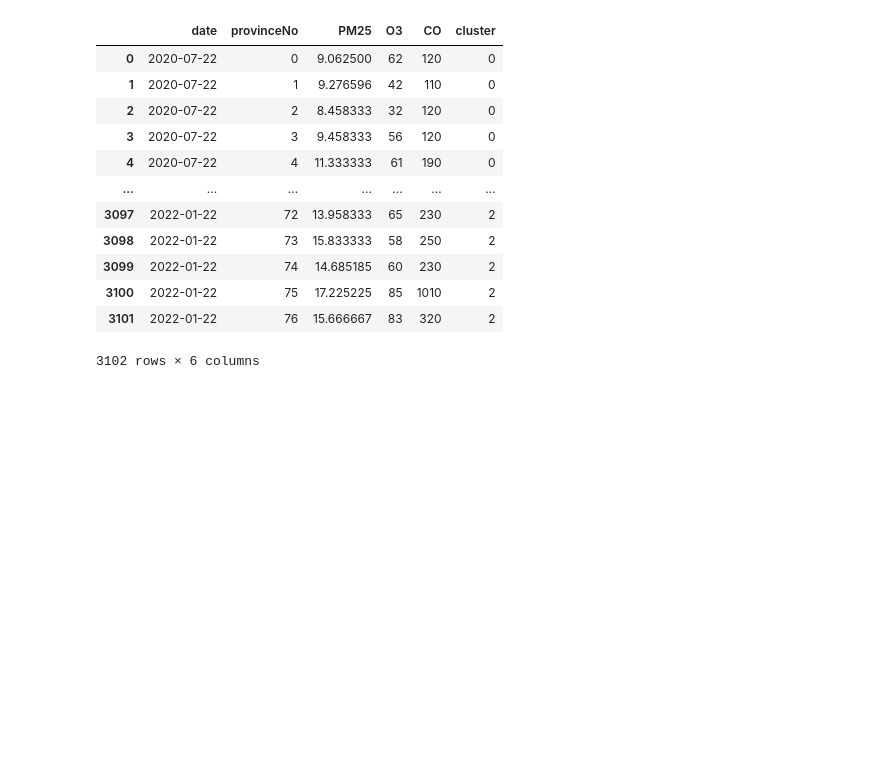
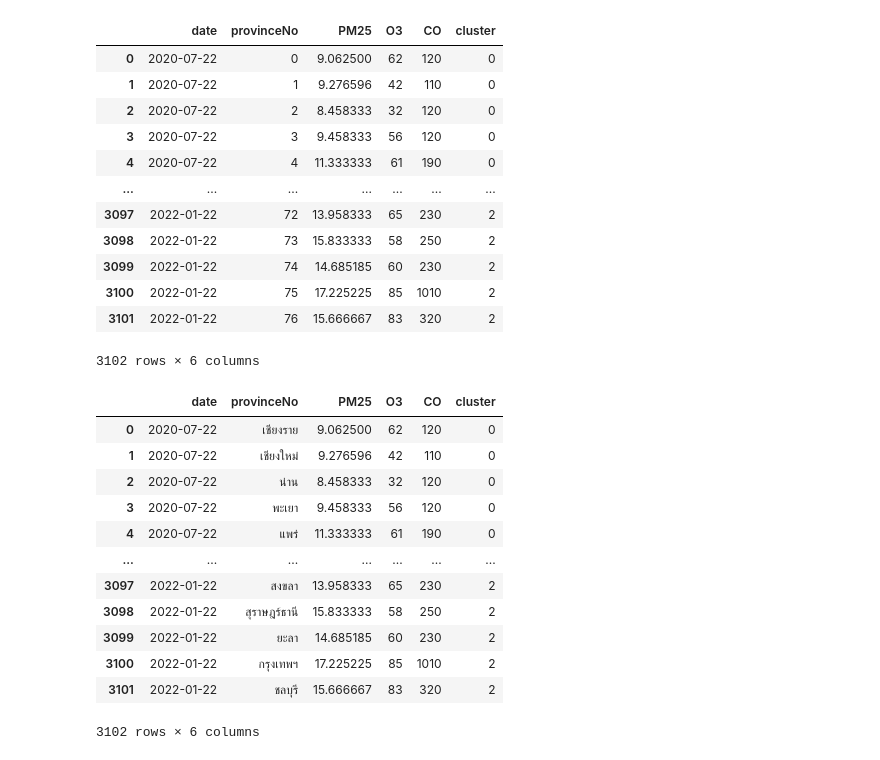
Before and after one commit to Peemajoke/DataSciProject2, a Jupyter notebook: Code/ProjectCode.ipynb, the cells around one changed output. Saved outputs shown, nothing was run; the diff lists cells and outputs as text; code cells hidden in the pictures; blank space fills up the shorter version.

Commit message:
finalResult with province Name
Co-authored-by: Peemaphoj Chumswee <Peemajoke@users.noreply.github.com>
Co-authored-by: Aofff <aof18794@users.noreply.github.com>

```diff
--- a/Code/ProjectCode.ipynb
+++ b/Code/ProjectCode.ipynb
@@ -537,3 +521,20 @@ dfFinalResult
 | 3100 | 2022-01-22 | 75 | 17.225225 | 85 | 1010 | 2 |
 | 3101 | 2022-01-22 | 76 | 15.666667 | 83 | 320 | 2 |
 3102 rows × 6 columns
+# %%
+dfFinalResult['provinceNo'] = dfFinalResult['provinceNo'].apply(lambda x : provinceName[x])
+dfFinalResult
+# %% [output]
+|  | date | provinceNo | PM25 | O3 | CO | cluster |
+| 0 | 2020-07-22 | เชียงราย | 9.062500 | 62 | 120 | 0 |
+| 1 | 2020-07-22 | เชียงใหม่ | 9.276596 | 42 | 110 | 0 |
+| 2 | 2020-07-22 | น่าน | 8.458333 | 32 | 120 | 0 |
+| 3 | 2020-07-22 | พะเยา | 9.458333 | 56 | 120 | 0 |
+| 4 | 2020-07-22 | แพร่ | 11.333333 | 61 | 190 | 0 |
+| ... | ... | ... | ... | ... | ... | ... |
+| 3097 | 2022-01-22 | สงขลา | 13.958333 | 65 | 230 | 2 |
+| 3098 | 2022-01-22 | สุราษฎร์ธานี | 15.833333 | 58 | 250 | 2 |
+| 3099 | 2022-01-22 | ยะลา | 14.685185 | 60 | 230 | 2 |
+| 3100 | 2022-01-22 | กรุงเทพฯ | 17.225225 | 85 | 1010 | 2 |
+| 3101 | 2022-01-22 | ชลบุรี | 15.666667 | 83 | 320 | 2 |
+3102 rows × 6 columns
```
Also changed, not shown: parts of 13 cells of this notebook, 2 other files.
